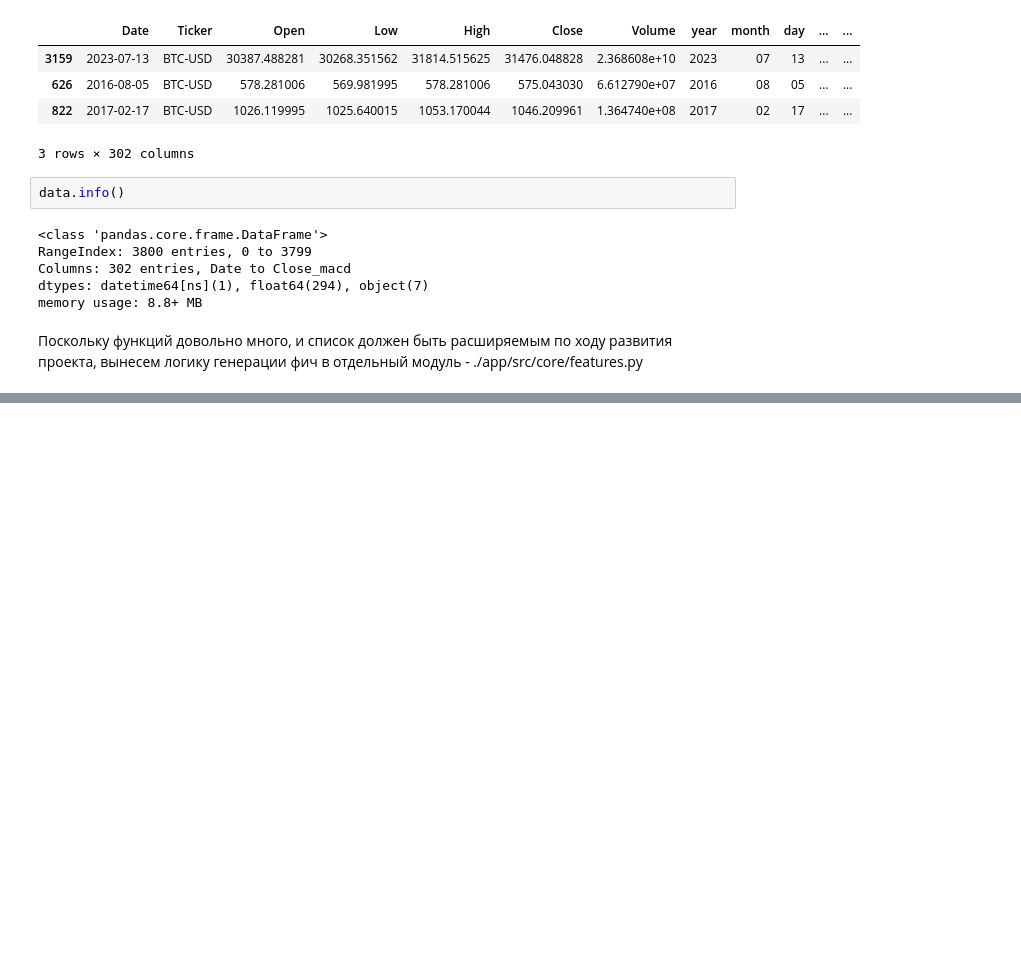
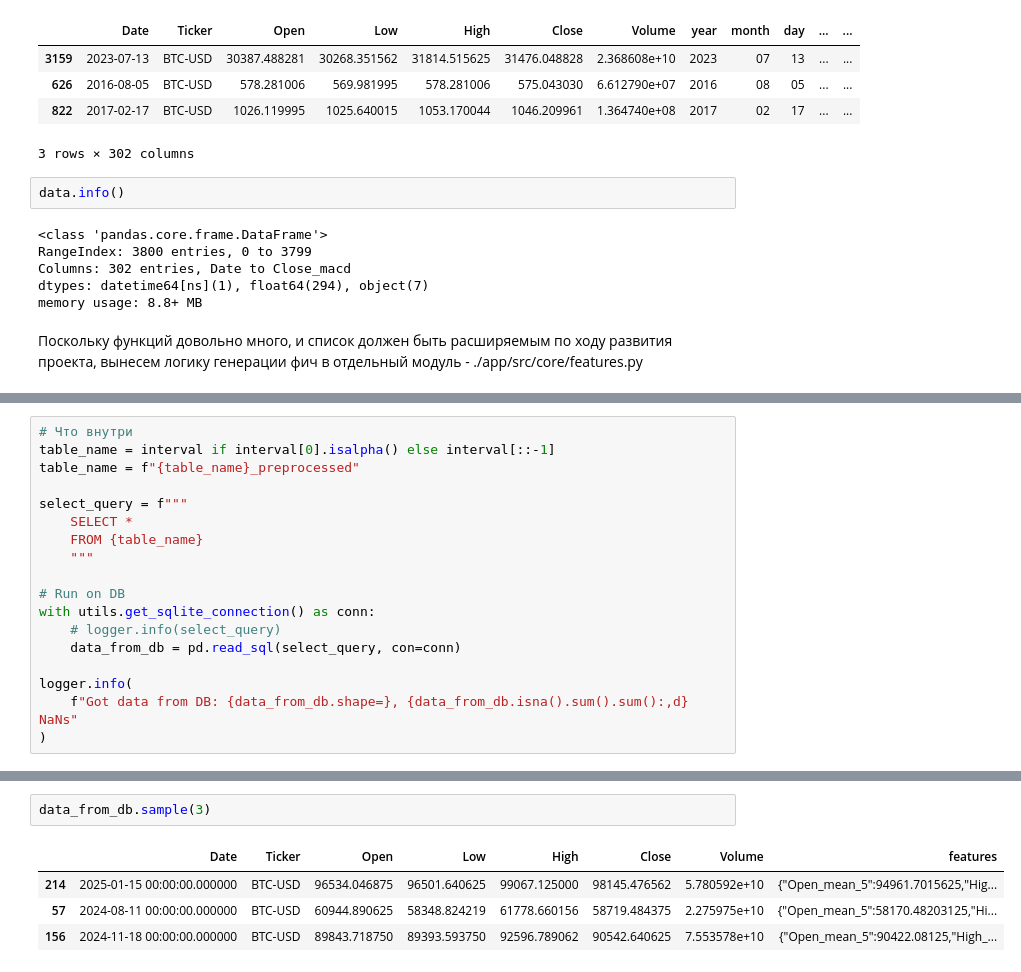
Before and after one commit to PaulDok/ML-Finance-Bot, a Jupyter notebook: app/notebooks/Homework #3.ipynb, the cells around one changed output, grey strips where cells are left out. Drawn from its saved outputs; the diff is of its cells as text; blank space fills up the shorter version.

```diff
--- a/app/notebooks/Homework #3.ipynb
+++ b/app/notebooks/Homework #3.ipynb
@@ -806,0 +1016,18 @@ memory usage: 8.8+ MB
+# %%
+# Что внутри
+table_name = interval if interval[0].isalpha() else interval[::-1]
+table_name = f"{table_name}_preprocessed"
+
+select_query = f"""
+    SELECT *
+    FROM {table_name}
+    """
+
+# Run on DB
+with utils.get_sqlite_connection() as conn:
+    # logger.info(select_query)
+    data_from_db = pd.read_sql(select_query, con=conn)
+
+logger.info(
+    f"Got data from DB: {data_from_db.shape=}, {data_from_db.isna().sum().sum():,d} NaNs"
+)
@@ -806,0 +1036,7 @@ memory usage: 8.8+ MB
+# %%
+data_from_db.sample(3)
+# %% [output]
+|  | Date | Ticker | Open | Low | High | Close | Volume | features |
+| 214 | 2025-01-15 00:00:00.000000 | BTC-USD | 96534.046875 | 96501.640625 | 99067.125000 | 98145.476562 | 5.780592e+10 | {"Open_mean_5":94961.7015625,"Hig... |
+| 57 | 2024-08-11 00:00:00.000000 | BTC-USD | 60944.890625 | 58348.824219 | 61778.660156 | 58719.484375 | 2.275975e+10 | {"Open_mean_5":58170.48203125,"Hi... |
+| 156 | 2024-11-18 00:00:00.000000 | BTC-USD | 89843.718750 | 89393.593750 | 92596.789062 | 90542.640625 | 7.553578e+10 | {"Open_mean_5":90422.08125,"High_... |
```
Also changed, not shown: parts of 13 cells of this notebook, 1 other file.
